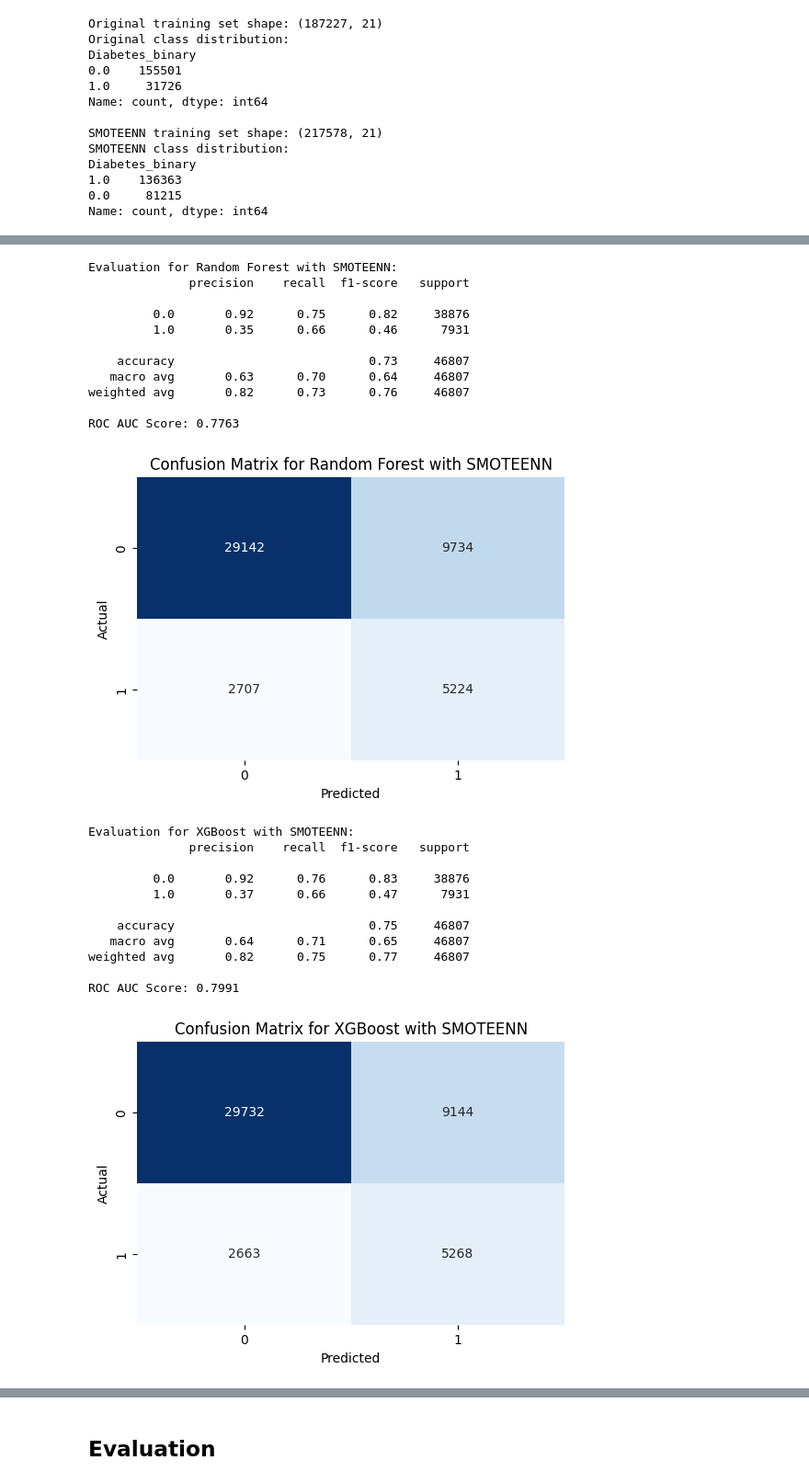
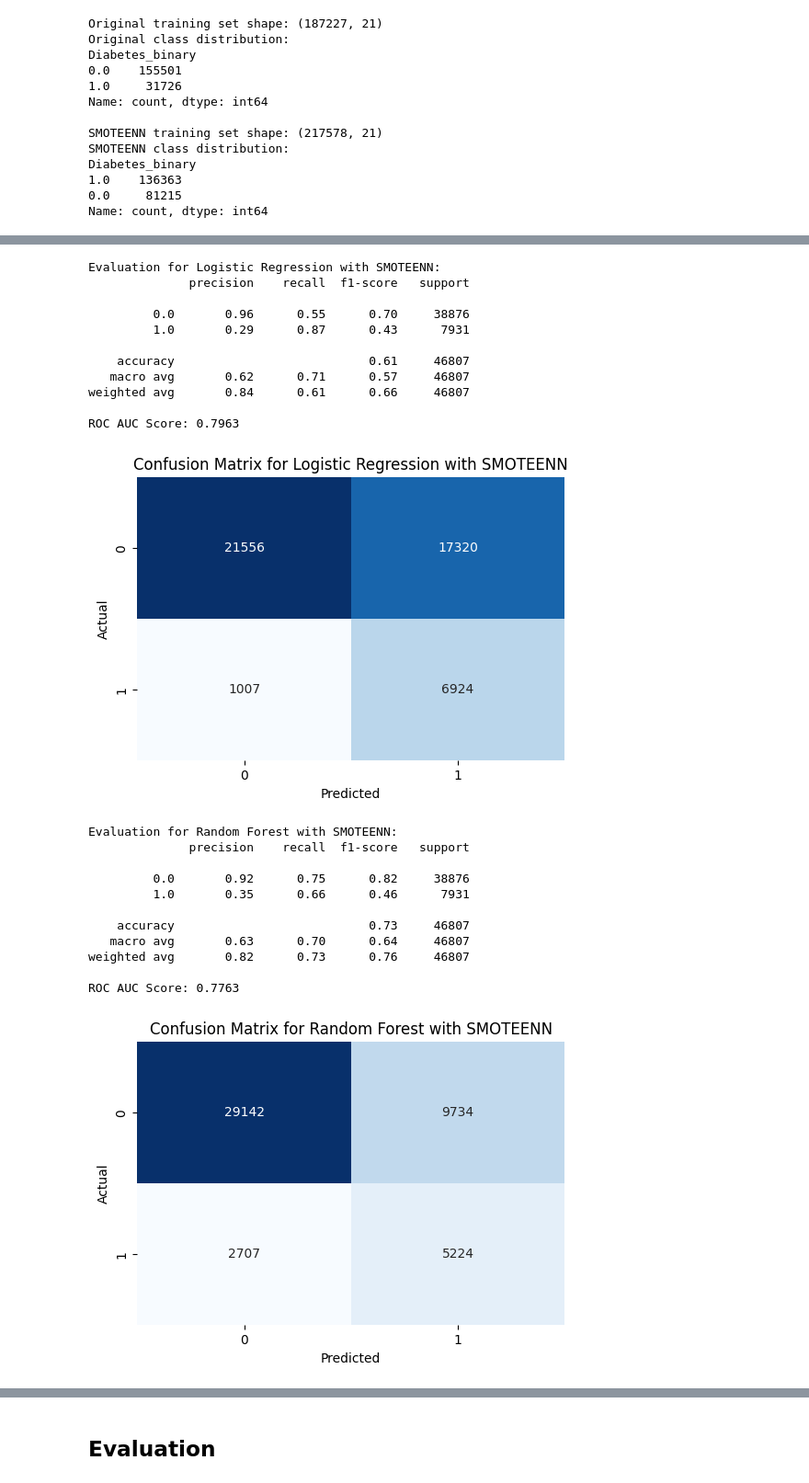
Before and after one commit to ausathdzil/diabetes-prediction, a Jupyter notebook: notebooks/diabetes_prediction.ipynb, the cells around one changed output, grey strips where cells are left out. Shown at 92% size. Cells and saved outputs as stored; diff of their text form; code cells hidden in the pictures.

Commit message:
feat: logreg

```diff
--- a/notebooks/diabetes_prediction.ipynb
+++ b/notebooks/diabetes_prediction.ipynb
@@ -231,8 +246,12 @@ def evaluate_model(model, X_test, y_test, model_name):
 # %%
 # Baseline models
 
+from sklearn.linear_model import LogisticRegression
 from sklearn.ensemble import RandomForestClassifier
 from xgboost import XGBClassifier
+
+logreg_baseline = LogisticRegression(random_state=42, max_iter=1000)
+logreg_baseline.fit(X_train, y_train)
 
 rf_baseline = RandomForestClassifier(random_state=42, n_jobs=-1)
 rf_baseline.fit(X_train, y_train)
@@ -240,6 +259,7 @@ rf_baseline.fit(X_train, y_train)
 xgb_baseline = XGBClassifier(random_state=42, n_jobs=-1)
 xgb_baseline.fit(X_train, y_train)
 
+evaluate_model(logreg_baseline, X_test, y_test, "Baseline Logistic Regression")
 evaluate_model(rf_baseline, X_test, y_test, "Baseline Random Forest")
 evaluate_model(xgb_baseline, X_test, y_test, "Baseline XGBoost")
 # %% [output]
@@ -312,36 +341,40 @@ Berbeda dengan SMOTE standar yang sekadar menyamakan jumlah data, SMOTEENN mengh
 # %%
 # With SMOTEENN
+
+logreg_smote_enn = LogisticRegression(random_state=42, max_iter=1000)
+logreg_smote_enn.fit(X_train_smote_enn, y_train_smote_enn)
 
 rf_smote_enn = RandomForestClassifier(random_state=42, n_jobs=-1)
 rf_smote_enn.fit(X_train_smote_enn, y_train_smote_enn)
 
 xgb_smote_enn = XGBClassifier(random_state=42, n_jobs=-1)
 xgb_smote_enn.fit(X_train_smote_enn, y_train_smote_enn)
 
+evaluate_model(logreg_smote_enn, X_test, y_test, "Logistic Regression with SMOTEENN")
 evaluate_model(rf_smote_enn, X_test, y_test, "Random Forest with SMOTEENN")
 evaluate_model(xgb_smote_enn, X_test, y_test, "XGBoost with SMOTEENN")
 # %% [output]
-Evaluation for Random Forest with SMOTEENN:
+Evaluation for Logistic Regression with SMOTEENN:
               precision    recall  f1-score   support
 
-         0.0       0.92      0.75      0.82     38876
-         1.0       0.35      0.66      0.46      7931
+         0.0       0.96      0.55      0.70     38876
+         1.0       0.29      0.87      0.43      7931
 
-    accuracy                           0.73     46807
-   macro avg       0.63      0.70      0.64     46807
-weighted avg       0.82      0.73      0.76     46807
+    accuracy                           0.61     46807
+   macro avg       0.62      0.71      0.57     46807
+weighted avg       0.84      0.61      0.66     46807
 
-ROC AUC Score: 0.7763
+ROC AUC Score: 0.7963
-[figure, old version]
+[figure, new version]
-Evaluation for XGBoost with SMOTEENN:
+Evaluation for Random Forest with SMOTEENN:
               precision    recall  f1-score   support
 
-         0.0       0.92      0.76      0.83     38876
-         1.0       0.37      0.66      0.47      7931
+         0.0       0.92      0.75      0.82     38876
+         1.0       0.35      0.66      0.46      7931
 
-    accuracy                           0.75     46807
-   macro avg       0.64      0.71      0.65     46807
-weighted avg       0.82      0.75      0.77     46807
+    accuracy                           0.73     46807
+   macro avg       0.63      0.70      0.64     46807
+weighted avg       0.82      0.73      0.76     46807
 
-ROC AUC Score: 0.7991
+ROC AUC Score: 0.7763
-[figure, old version]
+[figure, new version]
```
Also changed, not shown: parts of 34 cells of this notebook.
